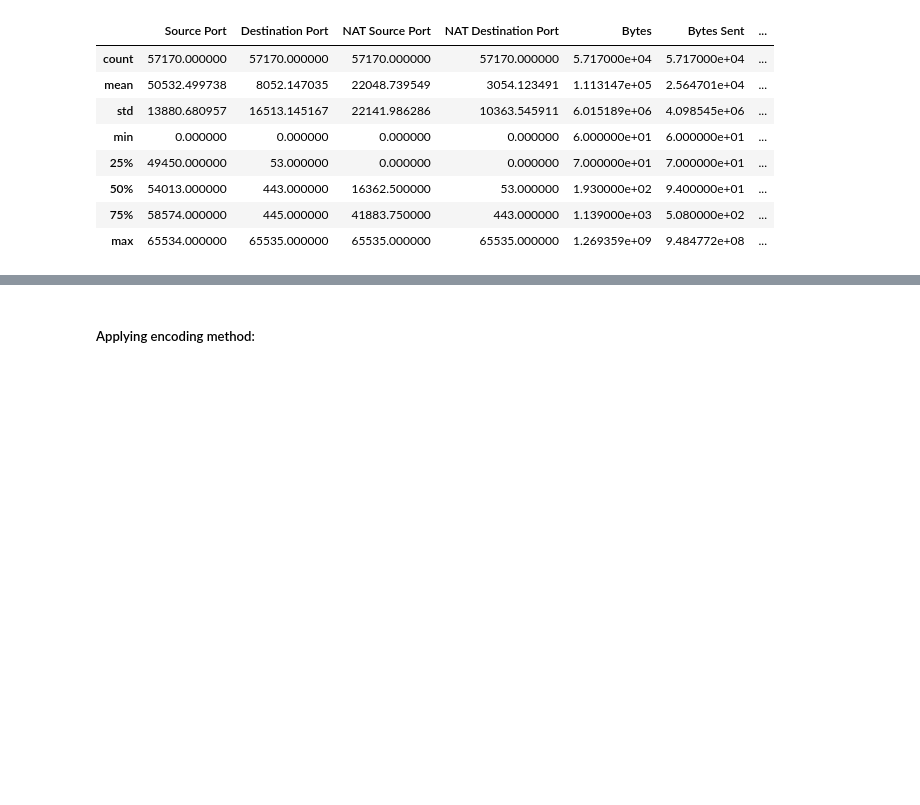
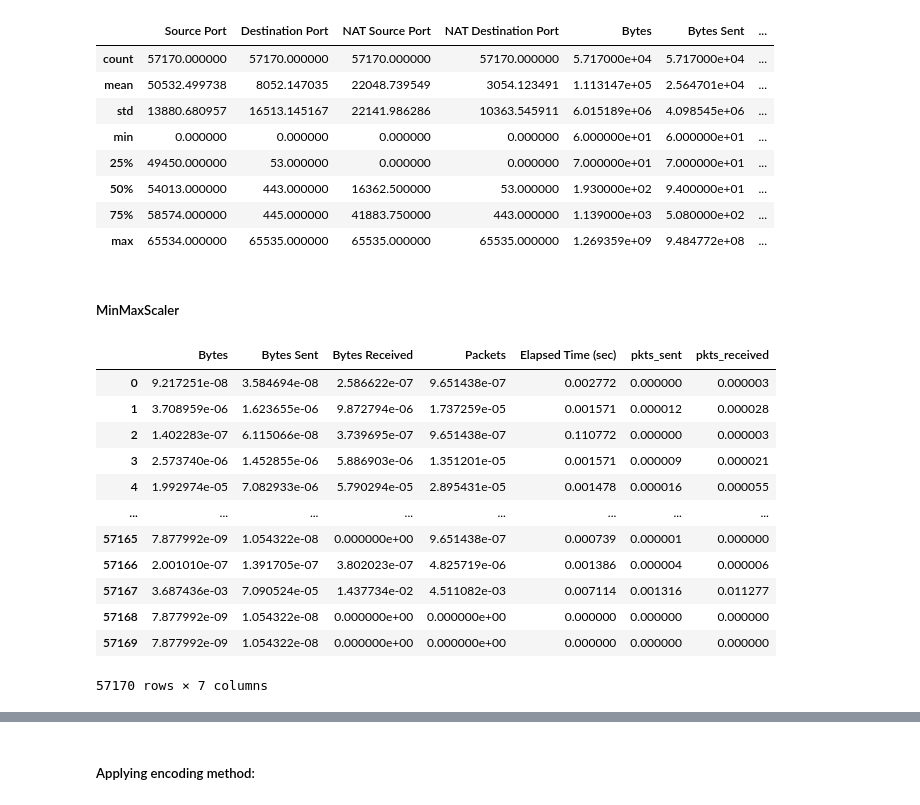
Before and after one commit to ThBrasilDaCosta/ML-Firewall-Inc-Traffic, a Jupyter notebook: ThiagoCosta_ML_CA1.ipynb, the cells around one changed output, grey strips where cells are left out. Drawn from its saved outputs; the diff is of its cells as text; code cells hidden in the pictures; blank space fills up the shorter version.

```diff
--- a/ThiagoCosta_ML_CA1.ipynb
+++ b/ThiagoCosta_ML_CA1.ipynb
@@ -139,3 +139,5 @@ firewall_traffic.describe()
 | 50% | 54013.000000 | 443.000000 | 16362.500000 | 53.000000 | 1.930000e+02 | 9.400000e+01 | ... |
 | 75% | 58574.000000 | 445.000000 | 41883.750000 | 443.000000 | 1.139000e+03 | 5.080000e+02 | ... |
 | max | 65534.000000 | 65535.000000 | 65535.000000 | 65535.000000 | 1.269359e+09 | 9.484772e+08 | ... |
+# %% [markdown]
+##### MinMaxScaler
@@ -141,0 +150,16 @@ firewall_traffic.describe()
+# %%
+firewall_traffic_scaled
+# %% [output]
+|  | Bytes | Bytes Sent | Bytes Received | Packets | Elapsed Time (sec) | pkts_sent | pkts_received |
+| 0 | 9.217251e-08 | 3.584694e-08 | 2.586622e-07 | 9.651438e-07 | 0.002772 | 0.000000 | 0.000003 |
+| 1 | 3.708959e-06 | 1.623655e-06 | 9.872794e-06 | 1.737259e-05 | 0.001571 | 0.000012 | 0.000028 |
+| 2 | 1.402283e-07 | 6.115066e-08 | 3.739695e-07 | 9.651438e-07 | 0.110772 | 0.000000 | 0.000003 |
+| 3 | 2.573740e-06 | 1.452855e-06 | 5.886903e-06 | 1.351201e-05 | 0.001571 | 0.000009 | 0.000021 |
+| 4 | 1.992974e-05 | 7.082933e-06 | 5.790294e-05 | 2.895431e-05 | 0.001478 | 0.000016 | 0.000055 |
+| ... | ... | ... | ... | ... | ... | ... | ... |
+| 57165 | 7.877992e-09 | 1.054322e-08 | 0.000000e+00 | 9.651438e-07 | 0.000739 | 0.000001 | 0.000000 |
+| 57166 | 2.001010e-07 | 1.391705e-07 | 3.802023e-07 | 4.825719e-06 | 0.001386 | 0.000004 | 0.000006 |
+| 57167 | 3.687436e-03 | 7.090524e-05 | 1.437734e-02 | 4.511082e-03 | 0.007114 | 0.001316 | 0.011277 |
+| 57168 | 7.877992e-09 | 1.054322e-08 | 0.000000e+00 | 0.000000e+00 | 0.000000 | 0.000000 | 0.000000 |
+| 57169 | 7.877992e-09 | 1.054322e-08 | 0.000000e+00 | 0.000000e+00 | 0.000000 | 0.000000 | 0.000000 |
+57170 rows × 7 columns
```
Also changed, not shown: parts of 37 cells of this notebook.
